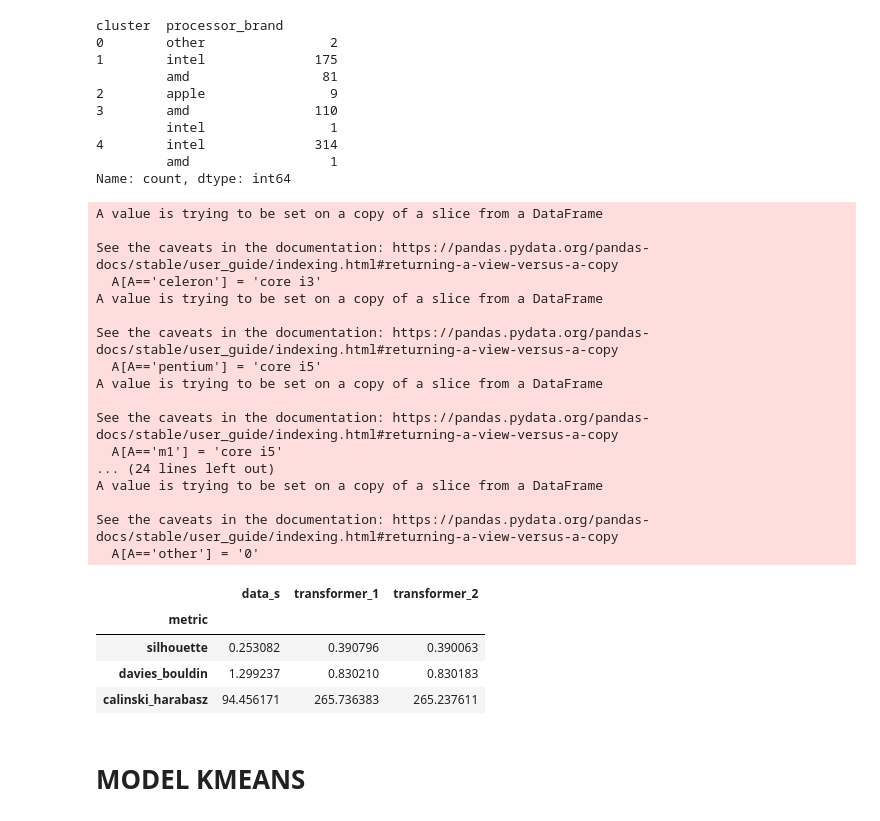
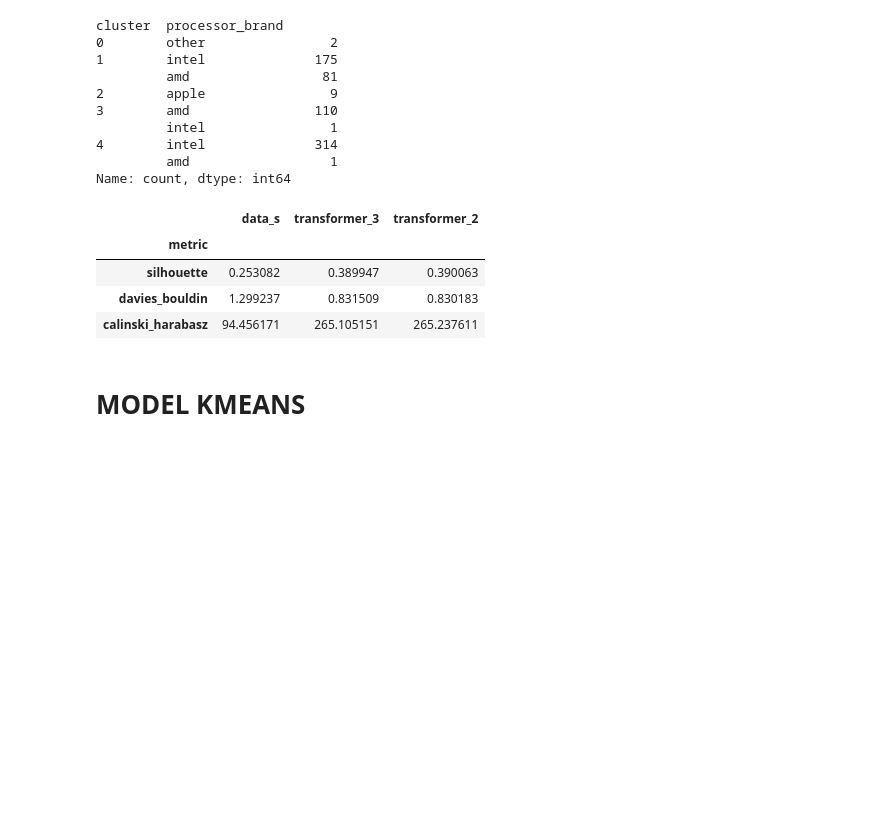
Before and after one commit to fantasy2fry/brand-laptops-clustering-ml, a Jupyter notebook: src/clustering/Norbert.ipynb, the cells around one changed output. Drawn from its saved outputs; the diff is of its cells as text; code cells hidden in the pictures; blank space fills up the shorter version.

Commit message:
kmeans, kmedois, agglomarative scores check

```diff
--- a/src/clustering/Norbert.ipynb
+++ b/src/clustering/Norbert.ipynb
@@ -266,41 +309,40 @@ def show_metrics(X,model):
     db_index = davies_bouldin_score(X, y)
     ch_index = calinski_harabasz_score(X, y)
 
-    # Print the metric scores
-    # print(f"Silhouette Score: {silhouette:.2f}")
-    # print(f"Davies-Bouldin Index: {db_index:.2f}")
-    # print(f"Calinski-Harabasz Index: {ch_index:.2f}")
-
     return([silhouette,db_index,ch_index])
 
-def wyniki(model1,model2,model3):
+def wyniki(model1,model2,model3,n=1):
     # input: 3 niewytrenowane modele
-    model_data = data_s.copy()
-    w1 = show_metrics(model_data,model1)
+    model_data_ds = data_s.copy()
 
     classess = ['Price','resolution_width','resolution_height','display_size','processor_tier','num_cores','num_threads',
                 'ram_memory','primary_storage_capacity','secondary_storage_capacity']
-    ppl = Pipeline([
-        ('transformer',transformer_1()),
+    ppl1 = Pipeline([
+        ('transformer',transformer_3()),
         ('minmax',MinMaxTransformer(classess))
     ])
     datatest = data.copy()
-    model_data = ppl.fit_transform(datatest)
-    w2 = show_metrics(model_data,model2)
+    model_data_t1 = ppl1.fit_transform(datatest)
 
-    ppl = Pipeline([
+    ppl2 = Pipeline([
         ('transformer',transformer_2()),
         ('minmax',MinMaxTransformer(classess))
     ])
     datatest = data.copy()
-    model_data = ppl.fit_transform(datatest)
-    w3 = show_metrics(model_data,model3)
+    model_data_t2 = ppl2.fit_transform(datatest)
+
+    w1,w2,w3 = [],[],[]
+
+    for i in range(n):
+        w1.append(show_metrics(model_data_ds,model1))
+        w2.append(show_metrics(model_data_t1,model2))
+        w3.append(show_metrics(model_data_t2,model3))
 
     df = pd.DataFrame({
         "metric" : ["silhouette","davies_bouldin","calinski_harabasz"],
-        "data_s" : w1,
-        "transformer_1" : w2,
-        "transformer_2" : w3
+        "data_s" : pd.DataFrame(w1).mean(),
+        "transformer_3" : pd.DataFrame(w2).mean(),
+        "transformer_2" : pd.DataFrame(w3).mean()
     })
 
     df.set_index('metric',inplace=True)
@@ -361,30 +434,13 @@ Name: count, dtype: int64
 # %%
 m=AgglomerativeClustering(n_clusters=None, linkage='average', distance_threshold=2.6)
 
-wyniki(m,m,m)
+wyniki(m,m,m,50)
 # %% [output]
-A value is trying to be set on a copy of a slice from a DataFrame
-
-See the caveats in the documentation: https://pandas.pydata.org/pandas-docs/stable/user_guide/indexing.html#returning-a-view-versus-a-copy
-  A[A=='celeron'] = 'core i3'
-A value is trying to be set on a copy of a slice from a DataFrame
-
-See the caveats in the documentation: https://pandas.pydata.org/pandas-docs/stable/user_guide/indexing.html#returning-a-view-versus-a-copy
-  A[A=='pentium'] = 'core i5'
-A value is trying to be set on a copy of a slice from a DataFrame
-
-See the caveats in the documentation: https://pandas.pydata.org/pandas-docs/stable/user_guide/indexing.html#returning-a-view-versus-a-copy
-  A[A=='m1'] = 'core i5'
-... (24 lines left out)
-A value is trying to be set on a copy of a slice from a DataFrame
-
-See the caveats in the documentation: https://pandas.pydata.org/pandas-docs/stable/user_guide/indexing.html#returning-a-view-versus-a-copy
-  A[A=='other'] = '0'
-|  | data_s | transformer_1 | transformer_2 |
+|  | data_s | transformer_3 | transformer_2 |
 | metric |  |  |  |
-| silhouette | 0.253082 | 0.390796 | 0.390063 |
-| davies_bouldin | 1.299237 | 0.830210 | 0.830183 |
-| calinski_harabasz | 94.456171 | 265.736383 | 265.237611 |
+| silhouette | 0.253082 | 0.389947 | 0.390063 |
+| davies_bouldin | 1.299237 | 0.831509 | 0.830183 |
+| calinski_harabasz | 94.456171 | 265.105151 | 265.237611 |
 # %% [markdown]
 # MODEL KMEANS
 # %%
```
Also changed, not shown: parts of 8 cells of this notebook, 1 other file.
